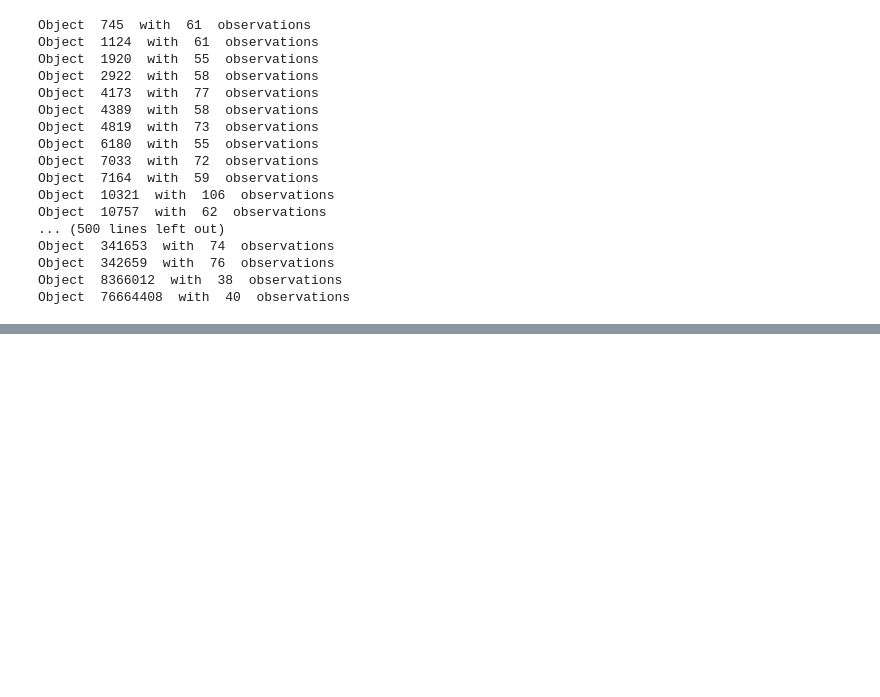
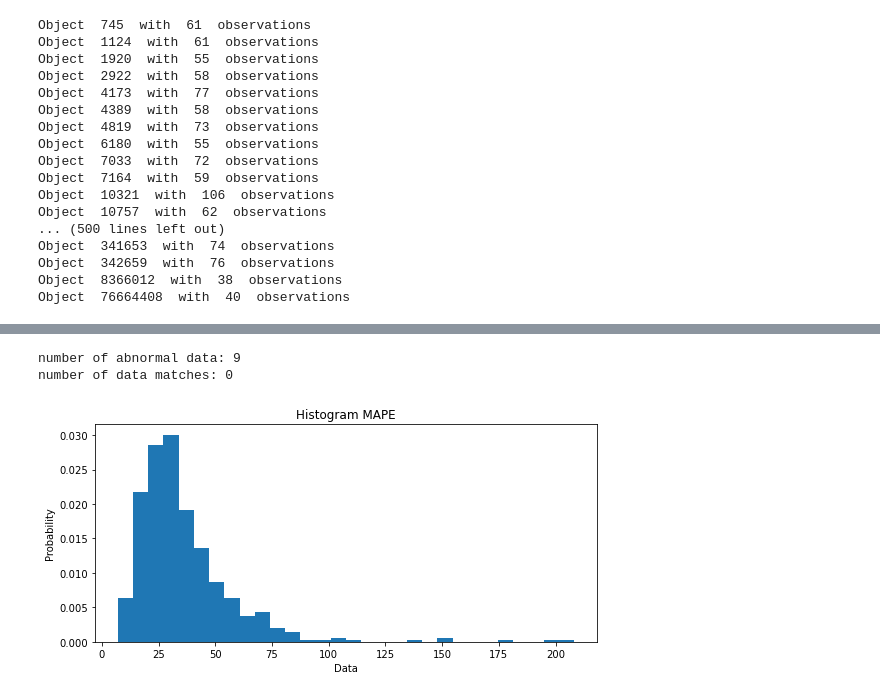
Before and after one commit to HSE-LAMBDA/light_curve_approx, a Jupyter notebook: notebooks/XGBNotebook.ipynb, the cells around one changed output, grey strips where cells are left out. Cells and saved outputs as stored; diff of their text form; code cells hidden in the pictures; blank space fills up the shorter version.

```diff
--- a/notebooks/XGBNotebook.ipynb
+++ b/notebooks/XGBNotebook.ipynb
@@ -124,6 +124,15 @@ def compile_obj(t, flux, flux_err, passband):
     obj['flux_err'] = flux_err
     obj['passband'] = passband
     return obj
+# %%
+def hist(object_column):
+    plt.figure(figsize=(9, 4))
+    hist_object = np.array(object_column)
+    plt.hist(hist_object, density=True, bins=30)
+    plt.ylabel('Probability')
+    plt.xlabel('Data');
+    plt.title("Histogram MAPE");
+    plt.show()
 # %%
 for i in object_ids[::50]:
     anobject = get_object(data, i)
@@ -275 +284,11 @@ report
 516 rows × 6 columns
+# %%
+print("number of abnormal data: {}".format(len(report[report['MAPE'] >= 100])))
+print("number of data matches: {}".format(len(report[report['MAPE'] == 0])))
+# %% [output]
+number of abnormal data: 9
+number of data matches: 0
+# %%
+hist(report['MAPE'])
+# %% [output]
+[figure, added]
```
Also changed, not shown: parts of 5 cells of this notebook, 7 other files.
